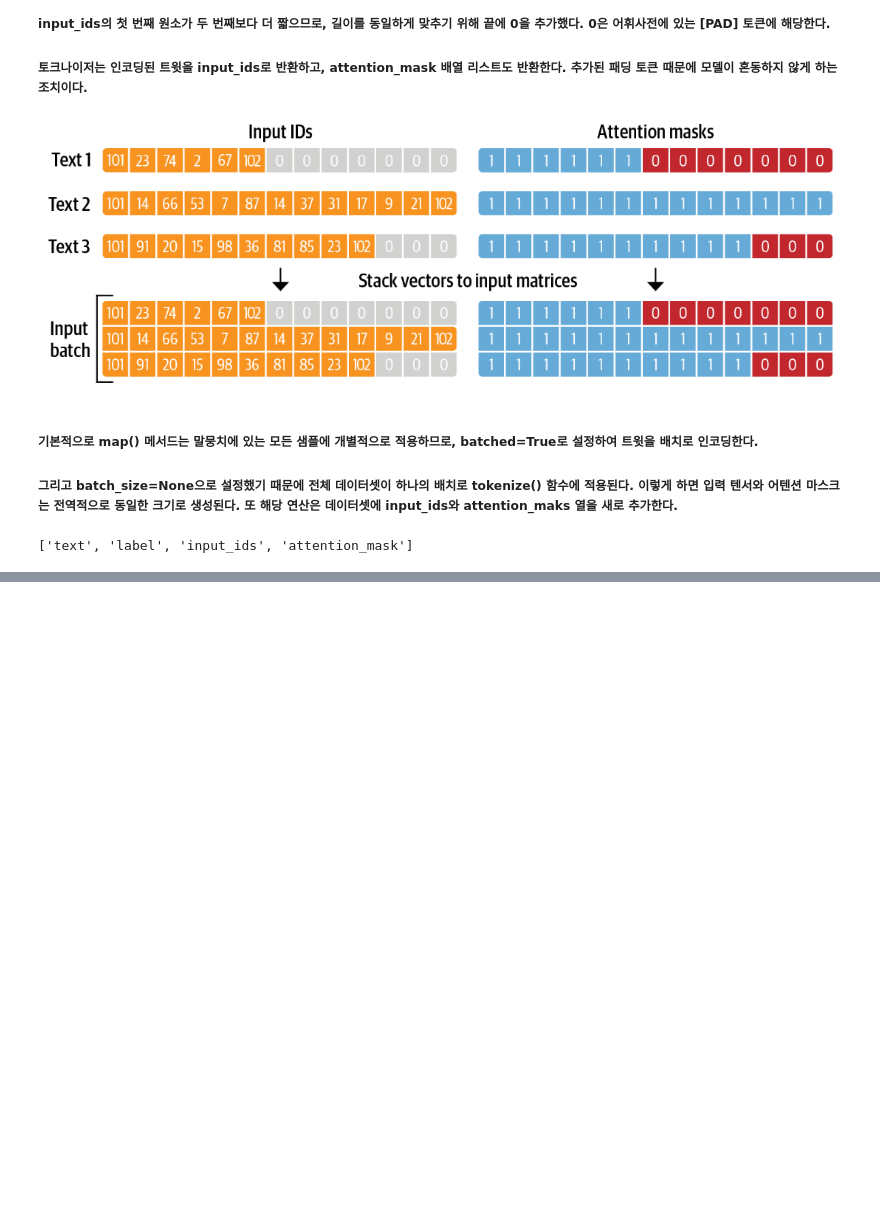
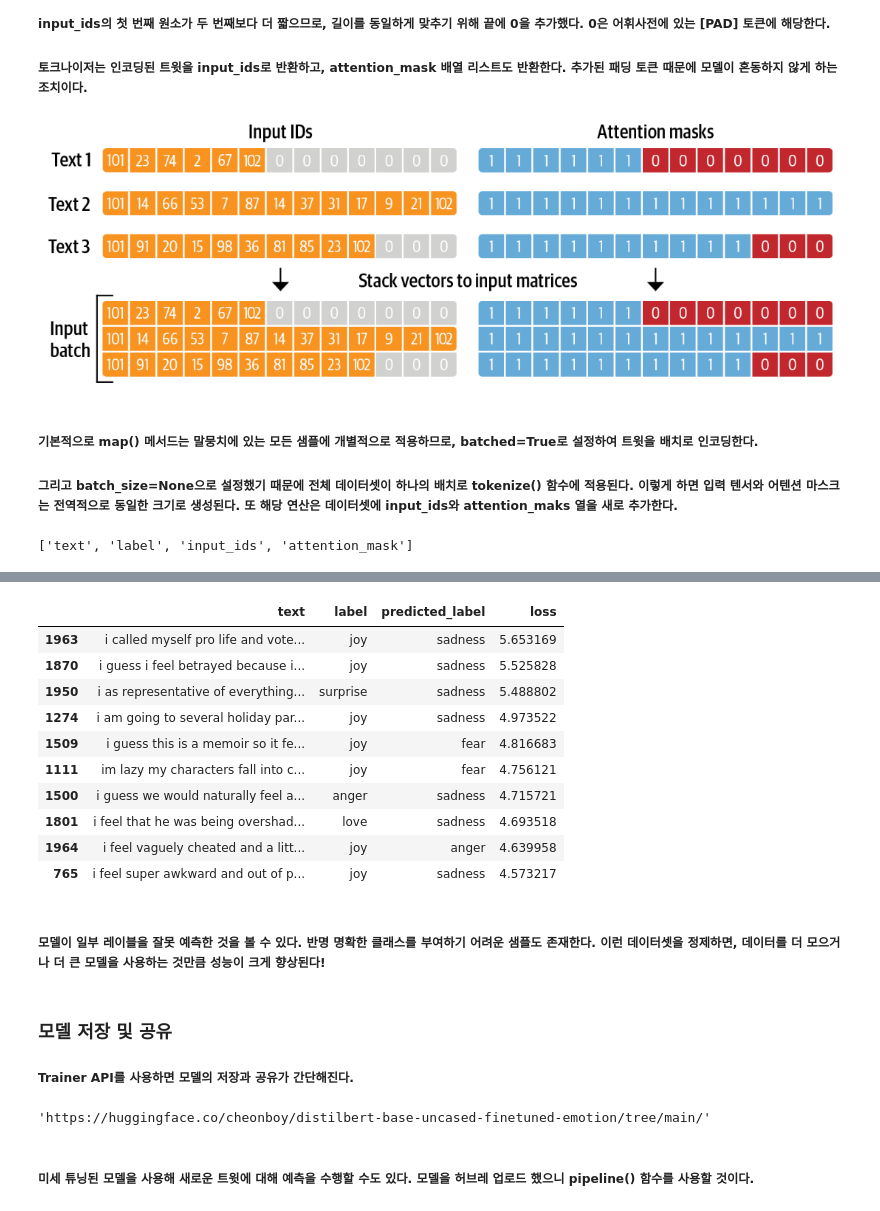
Before and after one commit to JunSeokCheon/NLP-using-transformers, a Jupyter notebook: Chapter02/Text classification.ipynb, the cells around one changed output, grey strips where cells are left out. Drawn from its saved outputs; the diff is of its cells as text; code cells hidden in the pictures; blank space fills up the shorter version.

```diff
--- a/Chapter02/Text classification.ipynb
+++ b/Chapter02/Text classification.ipynb
@@ -409,0 +619,7 @@ print(emotions_encoded["train"].column_names)
+# %%
+from transformers import AutoModelForSequenceClassification
+
+num_labels = 6
+model = (AutoModelForSequenceClassification
+         .from_pretrained(model_ckpt, num_labels=num_labels)
+         .to(device))
@@ -409,0 +715,31 @@ print(emotions_encoded["train"].column_names)
+# %%
+from torch.nn.functional import cross_entropy
+
+def forward_pass_with_label(batch):
+    # 모든 입력 텐서를 모델과 같은 장치로 이동합니다.
+    inputs = {k:v.to(device) for k,v in batch.items()
+              if k in tokenizer.model_input_names}
+
+    with torch.no_grad():
+        output = model(**inputs)
+        pred_label = torch.argmax(output.logits, axis=-1)
+        loss = cross_entropy(output.logits, batch["label"].to(device),
+                             reduction="none")
+
+    # 다른 데이터셋 열과 호환되도록 출력을 CPU로 옮깁니다.
+    return {"loss": loss.cpu().numpy(),
+            "predicted_label": pred_label.cpu().numpy()}
+# %%
+# 데이터셋을 다시 파이토치 텐서로 변환합니다.
+emotions_encoded.set_format("torch",
+                            columns=["input_ids", "attention_mask", "label"])
+# 손실 값을 계산합니다.
+emotions_encoded["validation"] = emotions_encoded["validation"].map(
+    forward_pass_with_label, batched=True, batch_size=16)
+# %%
+emotions_encoded.set_format("pandas")
+cols = ["text", "label", "predicted_label", "loss"]
+df_test = emotions_encoded["validation"][:][cols]
+df_test["label"] = df_test["label"].apply(label_int2str)
+df_test["predicted_label"] = (df_test["predicted_label"]
+                              .apply(label_int2str))
@@ -409,0 +755,25 @@ print(emotions_encoded["train"].column_names)
+# %%
+df_test.sort_values("loss", ascending=False).head(10)
+# %% [output]
+|  | text | label | predicted_label | loss |
+| 1963 | i called myself pro life and vote... | joy | sadness | 5.653169 |
+| 1870 | i guess i feel betrayed because i... | joy | sadness | 5.525828 |
+| 1950 | i as representative of everything... | surprise | sadness | 5.488802 |
+| 1274 | i am going to several holiday par... | joy | sadness | 4.973522 |
+| 1509 | i guess this is a memoir so it fe... | joy | fear | 4.816683 |
+| 1111 | im lazy my characters fall into c... | joy | fear | 4.756121 |
+| 1500 | i guess we would naturally feel a... | anger | sadness | 4.715721 |
+| 1801 | i feel that he was being overshad... | love | sadness | 4.693518 |
+| 1964 | i feel vaguely cheated and a litt... | joy | anger | 4.639958 |
+| 765 | i feel super awkward and out of p... | joy | sadness | 4.573217 |
+# %% [markdown]
+##### 모델이 일부 레이블을 잘못 예측한 것을 볼 수 있다. 반명 명확한 클래스를 부여하기 어려운 샘플도 존재한다. 이런 데이터셋을 정제하면, 데이터를 더 모으거나 더 큰 모델을 사용하는 것만큼 성능이 크게 향상된다!
+# %% [markdown]
+### 모델 저장 및 공유
+##### Trainer API를 사용하면 모델의 저장과 공유가 간단해진다.
+# %%
+trainer.push_to_hub(commit_message="Training complted!")
+# %% [output]
+'https://huggingface.co/cheonboy/distilbert-base-uncased-finetuned-emotion/tree/main/'
+# %% [markdown]
+##### 미세 튜닝된 모델을 사용해 새로운 트윗에 대해 예측을 수행할 수도 있다. 모델을 허브레 업로드 했으니 pipeline() 함수를 사용할 것이다.
```
Also changed, not shown: parts of 66 cells of this notebook.
